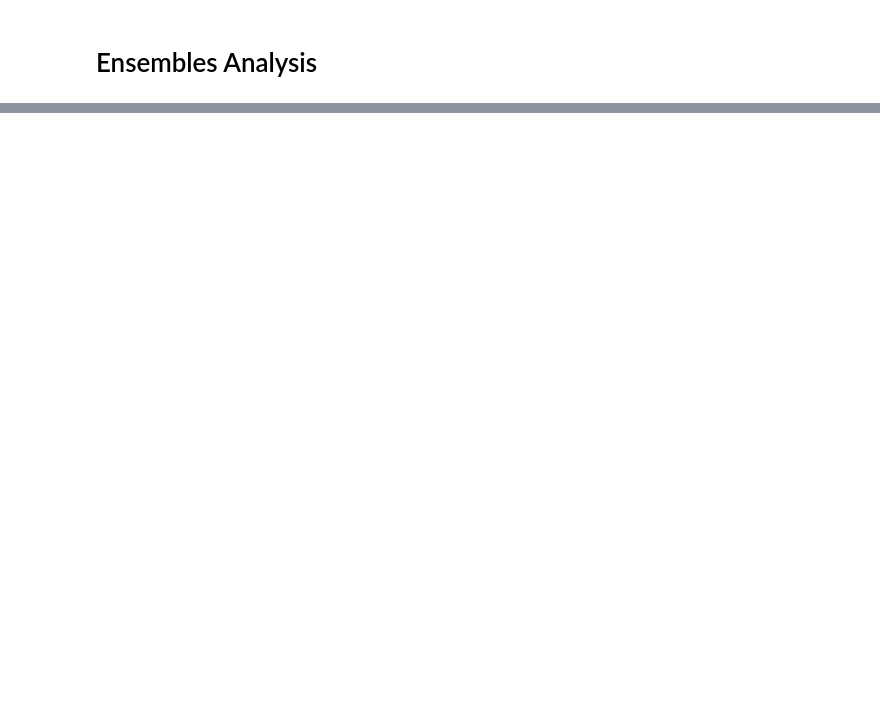
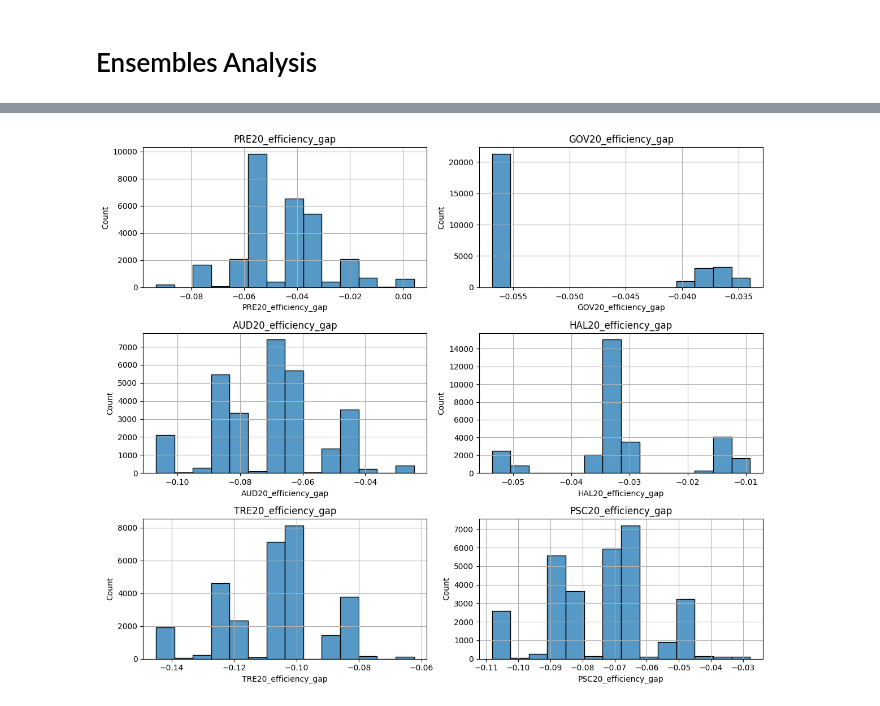
Before and after one commit to PedroPinheiro62/North-Dakota-Redistricting-Analysis, a Jupyter notebook: Ensembles Analysis.ipynb, the cells around one changed output, grey strips where cells are left out. Cells and saved outputs as stored; diff of their text form; code cells hidden in the pictures; blank space fills up the shorter version.

```diff
--- a/Ensembles Analysis.ipynb
+++ b/Ensembles Analysis.ipynb
@@ -107,0 +27,23 @@ plt.show()
+# %%
+# Draw histograms for "PRE20_efficiency_gap", "GOV20_efficiency_gap", "AUD20_efficiency_gap", "HAL20_efficiency_gap", "TRE20_efficiency_gap", "PSC20_efficiency_gap" columns using Seaborn
+
+columns = ['PRE20_efficiency_gap', 'GOV20_efficiency_gap', 'AUD20_efficiency_gap', 'HAL20_efficiency_gap', 'TRE20_efficiency_gap', 'PSC20_efficiency_gap']
+
+# Create a figure and axes for the grid
+fig, axes = plt.subplots(nrows=3, ncols=2, figsize=(12, 10))
+
+# Iterate over the columns and plot the histograms
+for i, column in enumerate(columns):
+    row = i // 2
+    col = i % 2
+    sns.histplot(df[column], bins=14, ax=axes[row, col])
+    axes[row, col].set_title(column)
+    axes[row, col].grid(True)
+
+# Adjust the spacing between subplots
+plt.tight_layout()
+
+# Show the plot
+plt.show()
+# %% [output]
+[figure, added]
```
Also changed, not shown: parts of 31 cells of this notebook.
